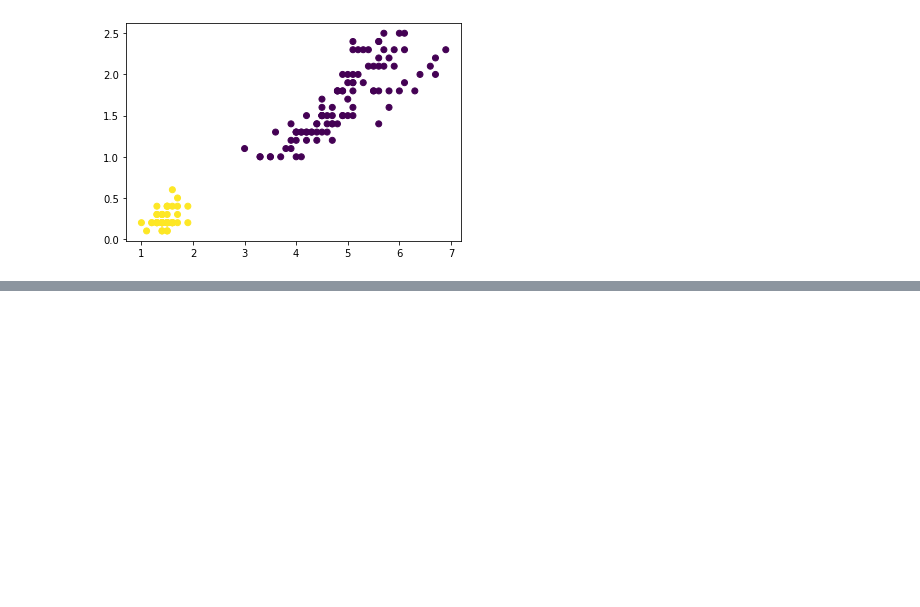
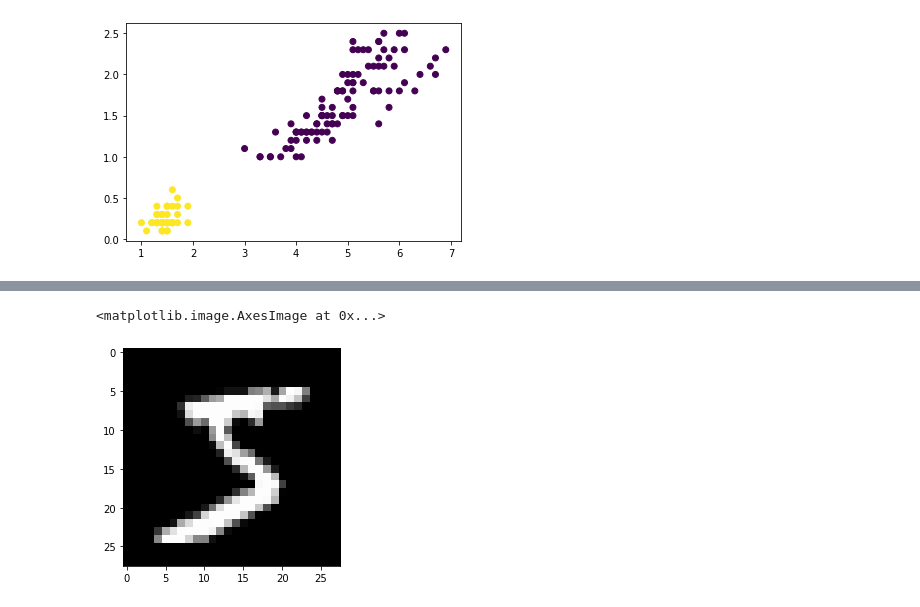
Before and after one commit to d58195/d58195, a Jupyter notebook: comphy_1117.ipynb, the cells around one changed output, grey strips where cells are left out. Saved outputs shown, nothing was run; the diff lists cells and outputs as text; code cells hidden in the pictures; blank space fills up the shorter version.

```diff
--- a/comphy_1117.ipynb
+++ b/comphy_1117.ipynb
@@ -158,0 +164,12 @@ plt.scatter(X[:,2],X[:,3],c=prediction)
+# %%
+train_data = torchvision.datasets.MNIST(
+    root = 'data',
+    train = True,
+    transform = torchvision.transforms.ToTensor(),
+    download = True,
+)
+test_data = torchvision.datasets.MNIST(
+    root = 'data',
+    train = False,
+    transform = torchvision.transforms.ToTensor()
+)
@@ -158,0 +234,7 @@ plt.scatter(X[:,2],X[:,3],c=prediction)
+# %%
+import matplotlib.pyplot as plt
+
+plt.imshow(train_data.data[0], cmap='gray')
+# %% [output]
+<matplotlib.image.AxesImage at 0x...>
+[figure, added]
```
Also changed, not shown: parts of 9 cells of this notebook.
